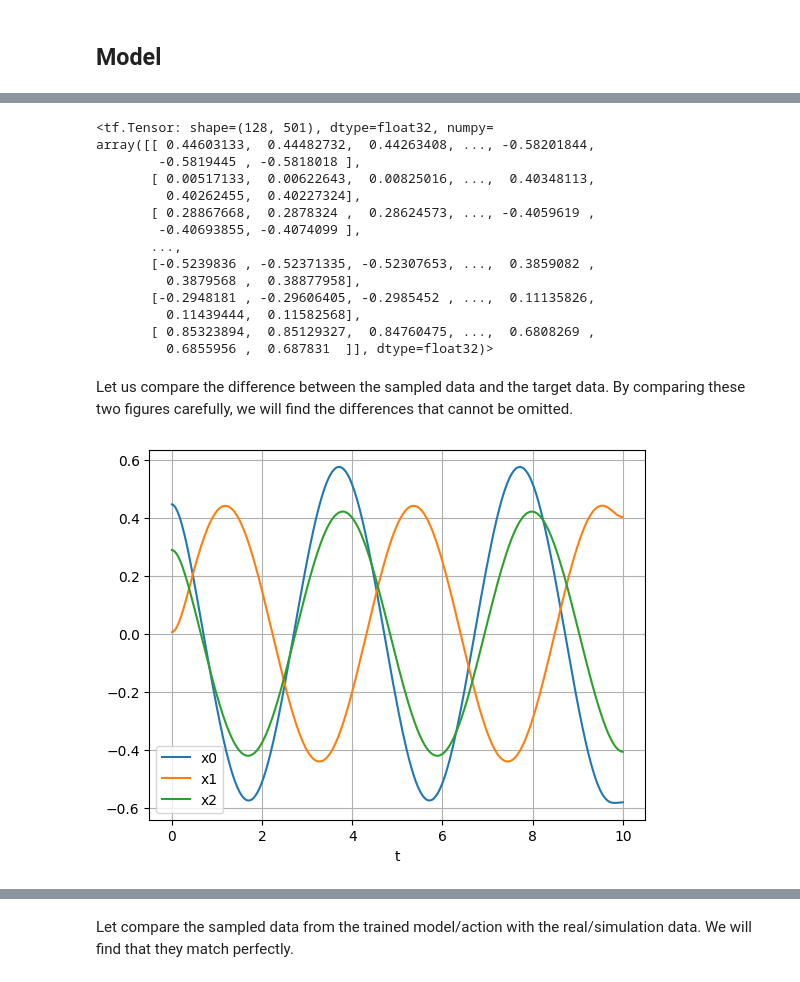
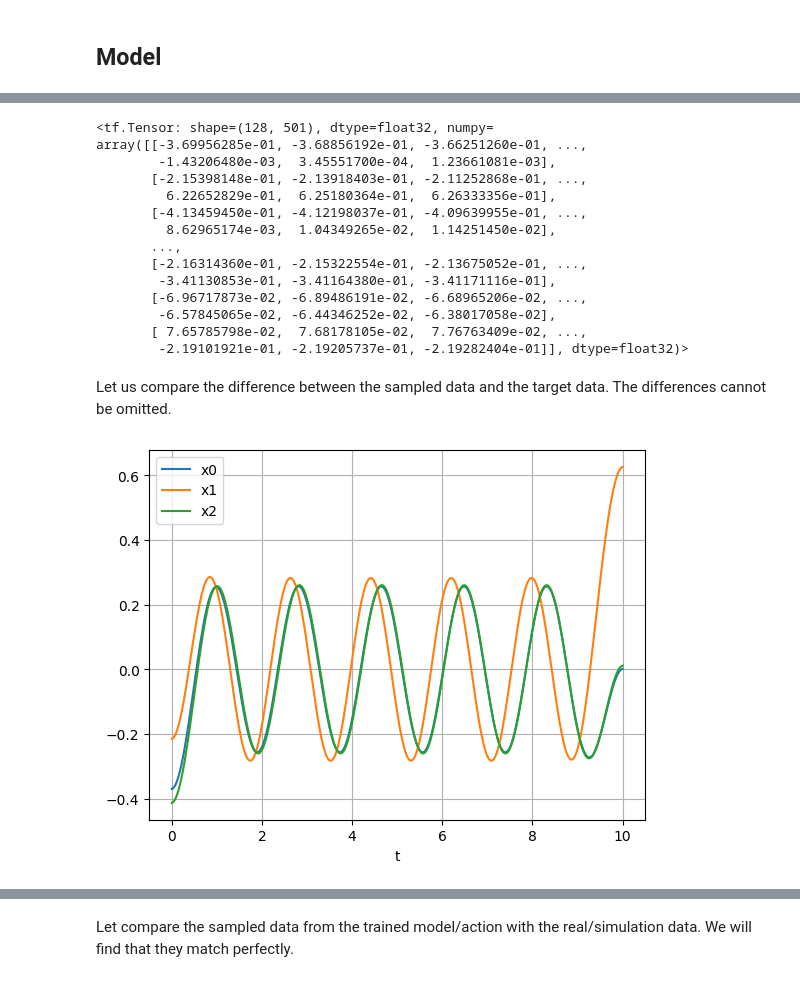
Before and after one commit to shuiruge/entropy, a Jupyter notebook: oscillators/oscillator.ipynb, the cells around one changed output, grey strips where cells are left out. Drawn from its saved outputs; the diff is of its cells as text; code cells hidden in the pictures.

```diff
--- a/oscillators/oscillator.ipynb
+++ b/oscillators/oscillator.ipynb
@@ -38,14 +40,14 @@ def oscillator_ode(y, t):
     return [dx, dv]
 # %%
 %%time
-t_span = np.linspace(0, MAX_TIME, NUM_FRAMES)
+time_span = np.linspace(0, MAX_TIME, NUM_FRAMES)
 raw_data = np.zeros([DATA_SIZE, NUM_FRAMES, 2])  # initialize.
 for i in range(DATA_SIZE):
     # Randomly initialize the position and the velocity
     x_init = np.random.uniform(low=-1, high=1)
     v_init = np.random.uniform(low=-1, high=1)
 
-    sol = odeint(oscillator_ode, [x_init, v_init], t_span)
+    sol = odeint(oscillator_ode, [x_init, v_init], time_span)
     raw_data[i, :, :] =  sol
 
 # Add measurement errors
@@ -97,9 +103,9 @@ class Action(keras.Model):
             )
         return action_value
 
-model = Action([tf.Variable(0.), tf.Variable(0.)])
+model = Action([tf.Variable(0.), tf.Variable(0.), tf.Variable(0.)])
 # %%
-xs = tf.convert_to_tensor(data[:BATCH_SIZE, :, 0], dtype=tf.float32)  # test data.
-ts = tf.convert_to_tensor(t_span[np.newaxis, :], dtype=tf.float32)
+xs = tf.convert_to_tensor(data[:BATCH_SIZE, :, 0], dtype=tf.float32)  # for debugging code.
+ts = tf.convert_to_tensor(time_span[np.newaxis, :], dtype=tf.float32)
 # %%
 model(xs, ts)  # build the model.
@@ -131,44 +163,44 @@ array([[ 0.04662663,  0.00258833,  0.00252217, ..., -0.00283977,
 # %%
 @tf.function
-def langevin_sampling(fn, init, dt, T, num_steps):
-    std = tf.sqrt(2. * T * dt)
+def langevin_sampling(fn, init, dt, T, iter_steps):
     x = init
-    for _ in tf.range(num_steps):
-        dW = tf.random.truncated_normal(tf.shape(x), 0., std)
-        x += -gradient(fn, x) * dt + dW
+    for _ in tf.range(iter_steps):
+        x += -gradient(fn, x) * dt
+        if T > 0:
+            x += tf.random.normal(tf.shape(x), stddev=tf.sqrt(2. * T * dt))
     return x
 
-sampled = langevin_sampling(lambda xs: model(xs, ts), xs, 1e-1, 1e-8, 100)
+sampled = langevin_sampling(lambda xs: model(xs, ts), xs, 1e-1, 1e-8, 500)
 sampled
 # %% [output]
 <tf.Tensor: shape=(128, 501), dtype=float32, numpy=
-array([[ 0.44603133,  0.44482732,  0.44263408, ..., -0.58201844,
-        -0.5819445 , -0.5818018 ],
-       [ 0.00517133,  0.00622643,  0.00825016, ...,  0.40348113,
-         0.40262455,  0.40227324],
-       [ 0.28867668,  0.2878324 ,  0.28624573, ..., -0.4059619 ,
-        -0.40693855, -0.4074099 ],
+array([[-3.69956285e-01, -3.68856192e-01, -3.66251260e-01, ...,
+        -1.43206480e-03,  3.45551700e-04,  1.23661081e-03],
+       [-2.15398148e-01, -2.13918403e-01, -2.11252868e-01, ...,
+         6.22652829e-01,  6.25180364e-01,  6.26333356e-01],
+       [-4.13459450e-01, -4.12198037e-01, -4.09639955e-01, ...,
+         8.62965174e-03,  1.04349265e-02,  1.14251450e-02],
        ...,
-       [-0.5239836 , -0.52371335, -0.52307653, ...,  0.3859082 ,
-         0.3879568 ,  0.38877958],
-       [-0.2948181 , -0.29606405, -0.2985452 , ...,  0.11135826,
-         0.11439444,  0.11582568],
-       [ 0.85323894,  0.85129327,  0.84760475, ...,  0.6808269 ,
-         0.6855956 ,  0.687831  ]], dtype=float32)>
+       [-2.16314360e-01, -2.15322554e-01, -2.13675052e-01, ...,
+        -3.41130853e-01, -3.41164380e-01, -3.41171116e-01],
+       [-6.96717873e-02, -6.89486191e-02, -6.68965206e-02, ...,
+        -6.57845065e-02, -6.44346252e-02, -6.38017058e-02],
+       [ 7.65785798e-02,  7.68178105e-02,  7.76763409e-02, ...,
+        -2.19101921e-01, -2.19205737e-01, -2.19282404e-01]], dtype=float32)>
 # %% [markdown]
-Let us compare the difference between the sampled data and the target data. By comparing these two figures carefully, we will find the differences that cannot be omitted.
+Let us compare the difference between the sampled data and the target data. The differences cannot be omitted.
 # %%
-def plot_samples(samples, ts=t_span):
+def plot_samples(samples):
         for i in range(samples.shape[0]):
-            plt.plot(ts, samples[i, :], label=f'x{i}')
+            plt.plot(time_span, samples[i, :], label=f'x{i}')
         plt.legend(loc='best')
         plt.xlabel('t')
         plt.grid()
         plt.show()
 
 plot_samples(sampled[:3, :])
 # %% [output]
-[figure, old version]
+[figure, new version]
 # %%
 plot_samples(xs[:3, :])
 # %% [output]
```
Also changed, not shown: parts of 27 cells of this notebook.
